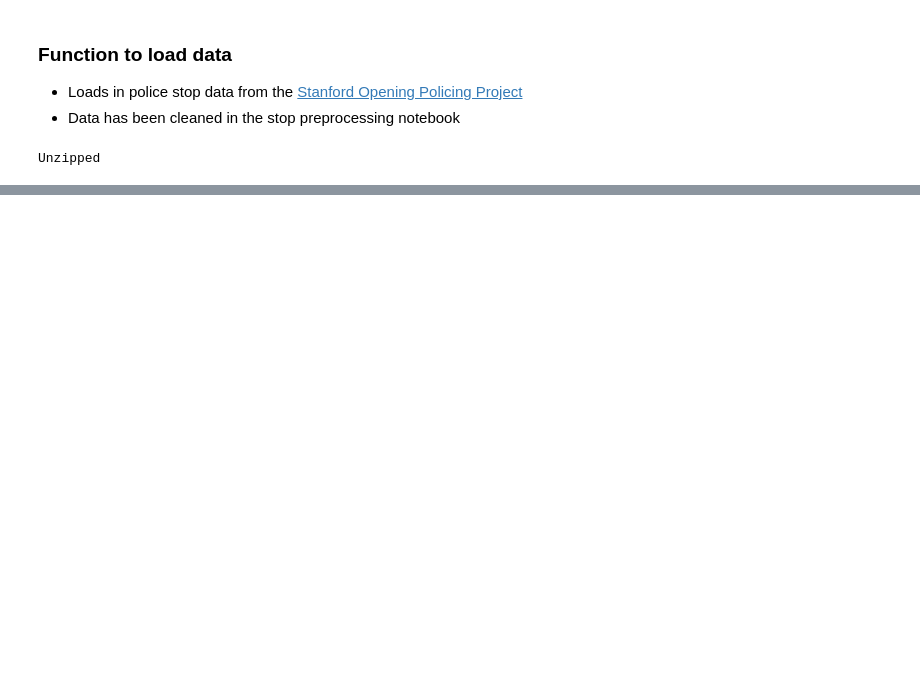
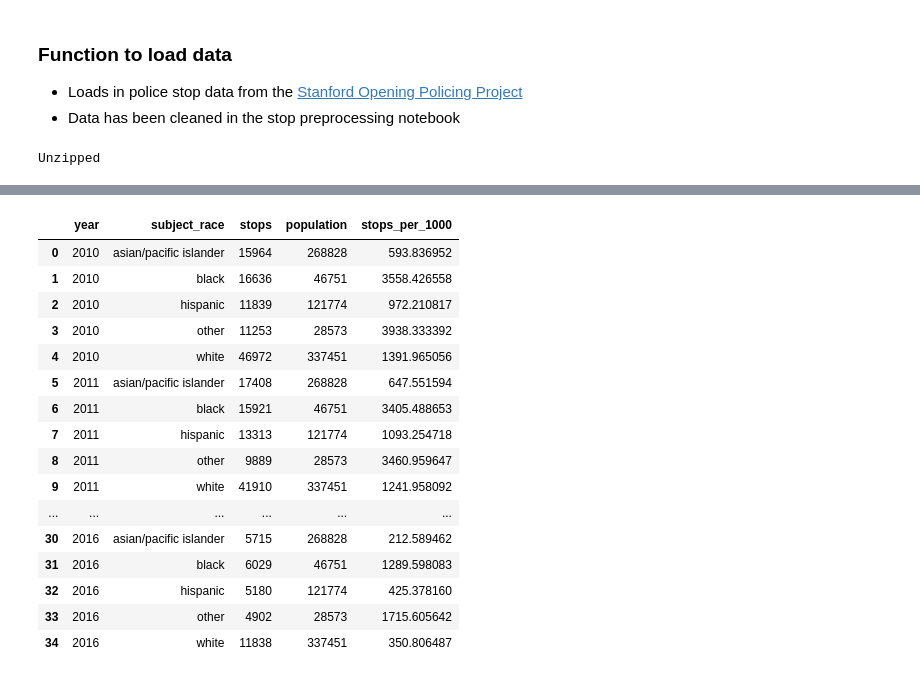
Before and after one commit to utexas-SDS-357/sds357-project-sp26-con-founders, a Jupyter notebook: bias_eda.ipynb, the cells around one changed output, grey strips where cells are left out. Cells and saved outputs as stored; diff of their text form; code cells hidden in the pictures; blank space fills up the shorter version.

```diff
--- a/bias_eda.ipynb
+++ b/bias_eda.ipynb
@@ -55,0 +137,20 @@ stops_df = stops_df['epc_class'].fillna('None')
+# %%
+stops_by_year
+# %% [output]
+|  | year | subject_race | stops | population | stops_per_1000 |
+| 0 | 2010 | asian/pacific islander | 15964 | 268828 | 593.836952 |
+| 1 | 2010 | black | 16636 | 46751 | 3558.426558 |
+| 2 | 2010 | hispanic | 11839 | 121774 | 972.210817 |
+| 3 | 2010 | other | 11253 | 28573 | 3938.333392 |
+| 4 | 2010 | white | 46972 | 337451 | 1391.965056 |
+| 5 | 2011 | asian/pacific islander | 17408 | 268828 | 647.551594 |
+| 6 | 2011 | black | 15921 | 46751 | 3405.488653 |
+| 7 | 2011 | hispanic | 13313 | 121774 | 1093.254718 |
+| 8 | 2011 | other | 9889 | 28573 | 3460.959647 |
+| 9 | 2011 | white | 41910 | 337451 | 1241.958092 |
+| ... | ... | ... | ... | ... | ... |
+| 30 | 2016 | asian/pacific islander | 5715 | 268828 | 212.589462 |
+| 31 | 2016 | black | 6029 | 46751 | 1289.598083 |
+| 32 | 2016 | hispanic | 5180 | 121774 | 425.378160 |
+| 33 | 2016 | other | 4902 | 28573 | 1715.605642 |
+| 34 | 2016 | white | 11838 | 337451 | 350.806487 |
```
Also changed, not shown: parts of 9 cells of this notebook.
